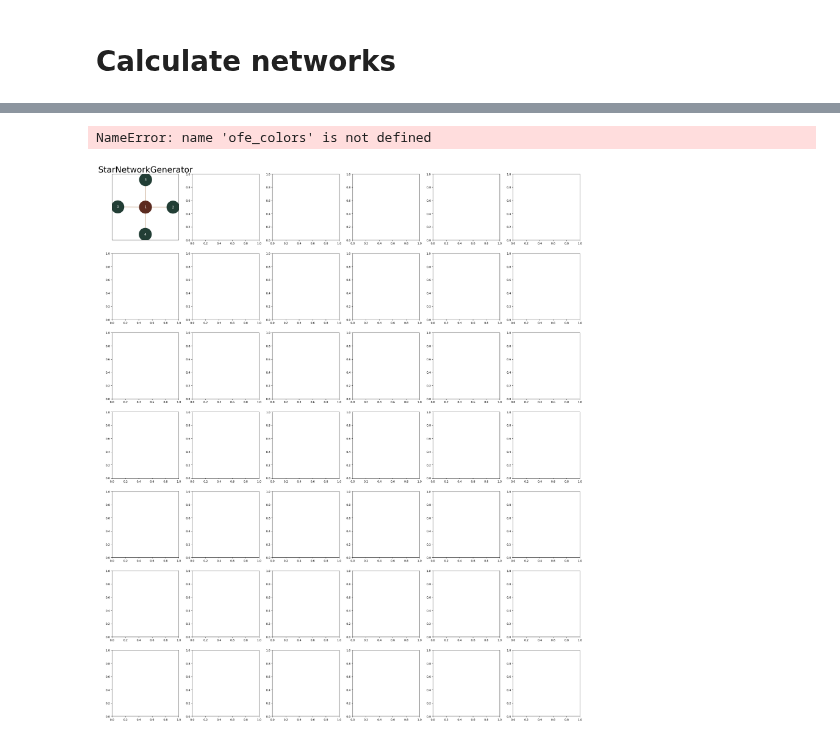
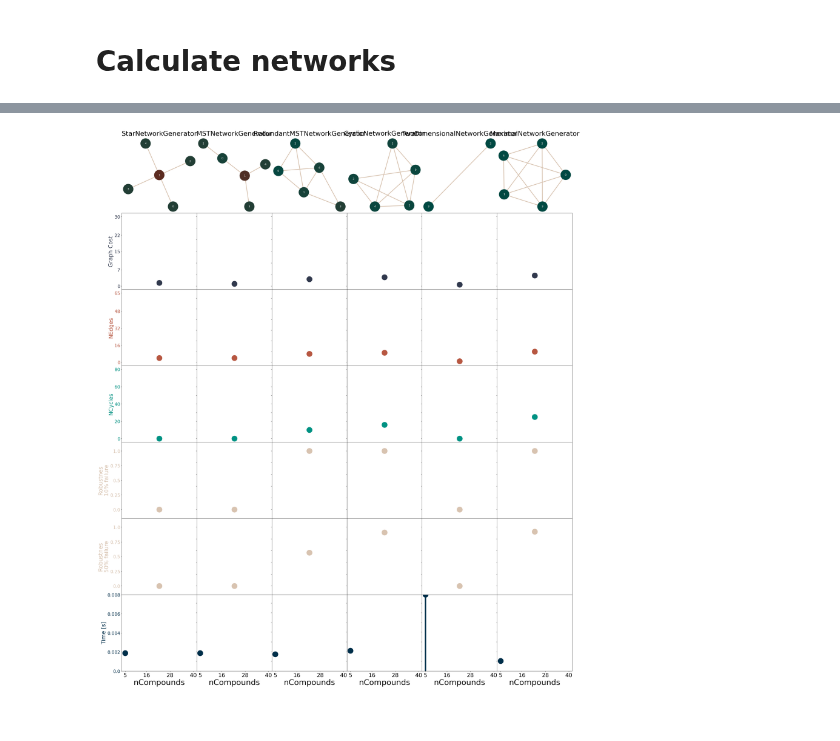
Before and after one commit to OpenFreeEnergy/konnektor, a Jupyter notebook: examples/konnektor_bench.ipynb, the cells around one changed output, grey strips where cells are left out. Cells and saved outputs as stored; diff of their text form; code cells hidden in the pictures.

Commit message:
fixup ofe_colors usage

```diff
--- a/examples/konnektor_bench.ipynb
+++ b/examples/konnektor_bench.ipynb
@@ -126,20 +126,20 @@ for i,n in enumerate(network_names):
 
 
     axes[1].errorbar(nCompounds, graph_score_mean[i], yerr=graph_score_std[i], label=n, marker="o", color=OFE_COLORS[0], lw=6, ms=25)
-    axes[2].errorbar(nCompounds, nedges_mean[i], yerr=nedges_std[i], label=n, marker="o", color=ofe_colors[1], lw=6, ms=25)
-    axes[3].errorbar(nCompounds, ncycles_mean[i], yerr=ncycles_std[i], label=n, marker="o", color=ofe_colors[2], lw=6, ms=25)
-    axes[4].errorbar(nCompounds, robustness_mean[i], yerr=robustness_std[i], label=n, marker="o", color=ofe_colors[3], lw=6, ms=25)
-    axes[5].errorbar(nCompounds, robustnesshalf_mean[i], yerr=robustnesshalf_std[i], label=n, marker="o", color=ofe_colors[4], lw=6, ms=25)
-    axes[6].errorbar(nCompounds, time_mean[i], yerr=time_std[i], label=n, marker="o", color=ofe_colors[6], lw=6, ms=25)
+    axes[2].errorbar(nCompounds, nedges_mean[i], yerr=nedges_std[i], label=n, marker="o", color=OFE_COLORS[1], lw=6, ms=25)
+    axes[3].errorbar(nCompounds, ncycles_mean[i], yerr=ncycles_std[i], label=n, marker="o", color=OFE_COLORS[2], lw=6, ms=25)
+    axes[4].errorbar(nCompounds, robustness_mean[i], yerr=robustness_std[i], label=n, marker="o", color=OFE_COLORS[3], lw=6, ms=25)
+    axes[5].errorbar(nCompounds, robustnesshalf_mean[i], yerr=robustnesshalf_std[i], label=n, marker="o", color=OFE_COLORS[4], lw=6, ms=25)
+    axes[6].errorbar(nCompounds, time_mean[i], yerr=time_std[i], label=n, marker="o", color=OFE_COLORS[6], lw=6, ms=25)
 
     off=-2 # used to be -2
     if(i == 0):
-        axes[1].set_ylabel("Graph Cost", fontsize=25, color=ofe_colors[0])
-        axes[2].set_ylabel("NEdges", fontsize=25, color=ofe_colors[1])
-        axes[3].set_ylabel("NCycles", fontsize=25, color=ofe_colors[2])
-        axes[4].set_ylabel("Robustnes\n10% failure", fontsize=25, color=ofe_colors[3])
-        axes[5].set_ylabel("Robustnes\n50% failure", fontsize=25, color=ofe_colors[4])
-        axes[6].set_ylabel("Time [s]", fontsize=25, color=ofe_colors[6])
+        axes[1].set_ylabel("Graph Cost", fontsize=25, color=OFE_COLORS[0])
+        axes[2].set_ylabel("NEdges", fontsize=25, color=OFE_COLORS[1])
+        axes[3].set_ylabel("NCycles", fontsize=25, color=OFE_COLORS[2])
+        axes[4].set_ylabel("Robustnes\n10% failure", fontsize=25, color=OFE_COLORS[3])
+        axes[5].set_ylabel("Robustnes\n50% failure", fontsize=25, color=OFE_COLORS[4])
+        axes[6].set_ylabel("Time [s]", fontsize=25, color=OFE_COLORS[6])
 
         minV = 0 #np.min(np.nan_to_num(graph_score_mean))
         #maxV = np.max(np.nan_to_num(graph_score_mean[::off]))*2
@@ -148,7 +148,7 @@ for i,n in enumerate(network_names):
         d = maxV-minV
         axes[1].set_ylim([minV-d*0.05, maxV+d*0.05])
         axes[1].set_yticks(tics)
-        axes[1].set_yticklabels(tics, fontsize=20, color=ofe_colors[0])
+        axes[1].set_yticklabels(tics, fontsize=20, color=OFE_COLORS[0])
 
         minV = 0# np.min(np.nan_to_num(nedges_mean))
         #maxV = np.max(np.nan_to_num(nedges_mean[::off]))*2
@@ -157,7 +157,7 @@ for i,n in enumerate(network_names):
         d = maxV-minV
         axes[2].set_ylim([minV-d*0.05, maxV+d*0.05])
         axes[2].set_yticks(tics)
-        axes[2].set_yticklabels(tics, fontsize=20, color=ofe_colors[1])
+        axes[2].set_yticklabels(tics, fontsize=20, color=OFE_COLORS[1])
 
         minV = 0 #np.min(np.nan_to_num(ncycles_mean[::-2]))
         maxV = np.max(np.nan_to_num(ncycles_mean[::off]))
@@ -166,18 +166,18 @@ for i,n in enumerate(network_names):
         d = maxV-minV
         axes[3].set_ylim([minV-d*0.05, maxV+d*0.05])
         axes[3].set_yticks(tics)
-        axes[3].set_yticklabels(tics, fontsize=20, color=ofe_colors[2])
+        axes[3].set_yticklabels(tics, fontsize=20, color=OFE_COLORS[2])
 
         minV = 0
         maxV = 1
         tics = np.round(np.linspace(0, 1, 5),2)
         axes[4].set_ylim([minV-0.15, maxV+0.15])
         axes[4].set_yticks(tics)
-        axes[4].set_yticklabels(tics, fontsize=20, color=ofe_colors[3])
+        axes[4].set_yticklabels(tics, fontsize=20, color=OFE_COLORS[3])
 
         axes[5].set_ylim([minV-0.15, maxV+0.15])
         axes[5].set_yticks(tics)
-        axes[5].set_yticklabels(tics, fontsize=20, color=ofe_colors[4])
+        axes[5].set_yticklabels(tics, fontsize=20, color=OFE_COLORS[4])
 
         minV = 0 #np.min(np.nan_to_num(ncycles_mean[::off]))
         maxV = np.max(np.nan_to_num(time_mean))
@@ -185,7 +185,7 @@ for i,n in enumerate(network_names):
         d = maxV-minV
         axes[6].set_ylim([minV-0.15, maxV+0.15])
         axes[6].set_yticks(tics)
-        axes[6].set_yticklabels(np.round(tics*10**-6,3), fontsize=20, color=ofe_colors[6])
+        axes[6].set_yticklabels(np.round(tics*10**-6,3), fontsize=20, color=OFE_COLORS[6])
 
     else:
         axes[1].set_yticklabels([])
@@ -213,34 +213,33 @@ for i,n in enumerate(network_names):
         d = maxV-minV
         axes[3].set_ylim([minV-d*0.05, maxV+d*0.05])
 
         minV = 0
         maxV = 1
         axes[4].set_ylim([minV-0.15, maxV+0.15])
         axes[5].set_ylim([minV-0.15, maxV+0.15])
 
         minV = 0 #np.min(np.nan_to_num(ncycles_mean[::off]))
         maxV = np.max(np.nan_to_num(time_mean))
         axes[6].set_ylim([minV-0.15, maxV+0.15])
 
     for j in range(nrows):
         axes[j].set_xticklabels([])
 
 
     minV = 5
     maxV = 40 #max(nCompounds)
     d = maxV - minV
     tics = np.linspace(minV, maxV, 4, dtype=int)
     axes[-1].set_xticks(tics)
     axes[-1].set_xticklabels(tics, rotation=0, fontsize=25)
     axes[-1].set_xlim([minV-0.05*d, maxV+0.05*d])
     axes[-1].set_xlabel("nCompounds", fontsize=35)
     axes[0].axis("off")
 
 fig.tight_layout()
 fig.subplots_adjust(hspace=0, wspace=0)
 fig.show()
 # %% [output]
-NameError: name 'ofe_colors' is not defined
-[figure, old version]
+[figure, new version]
 # %%
 fig.savefig("../.img/Network_Overview.png")
```
